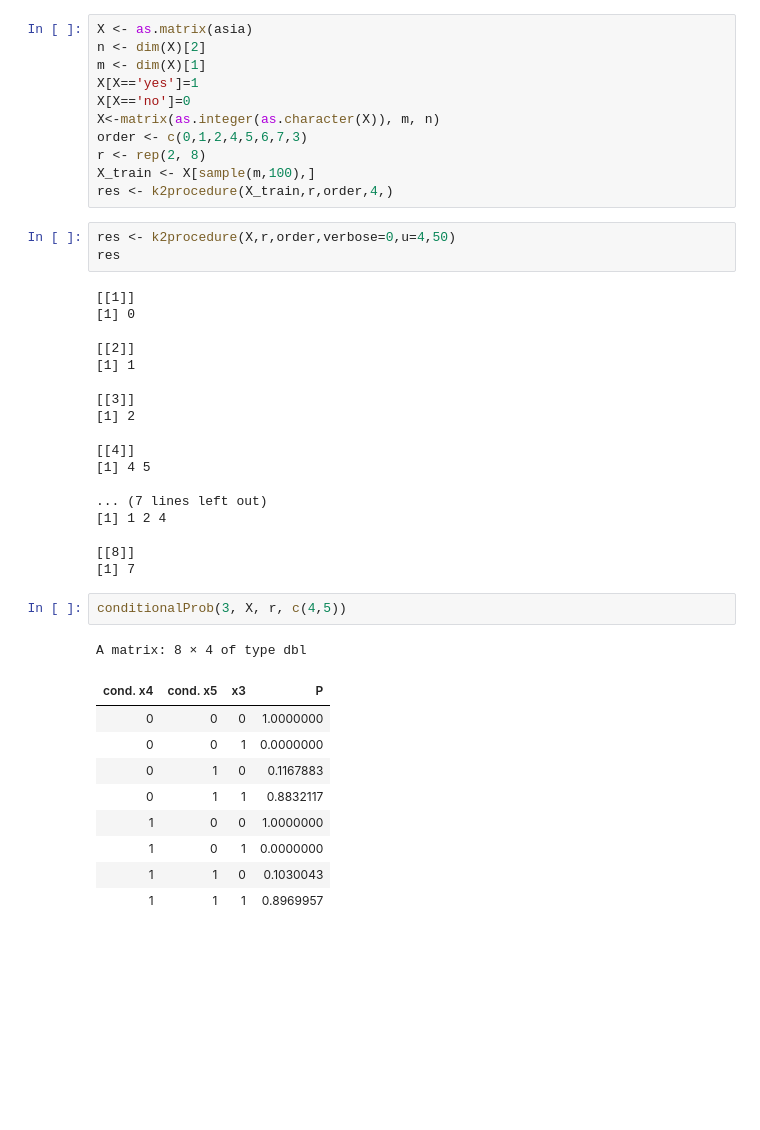
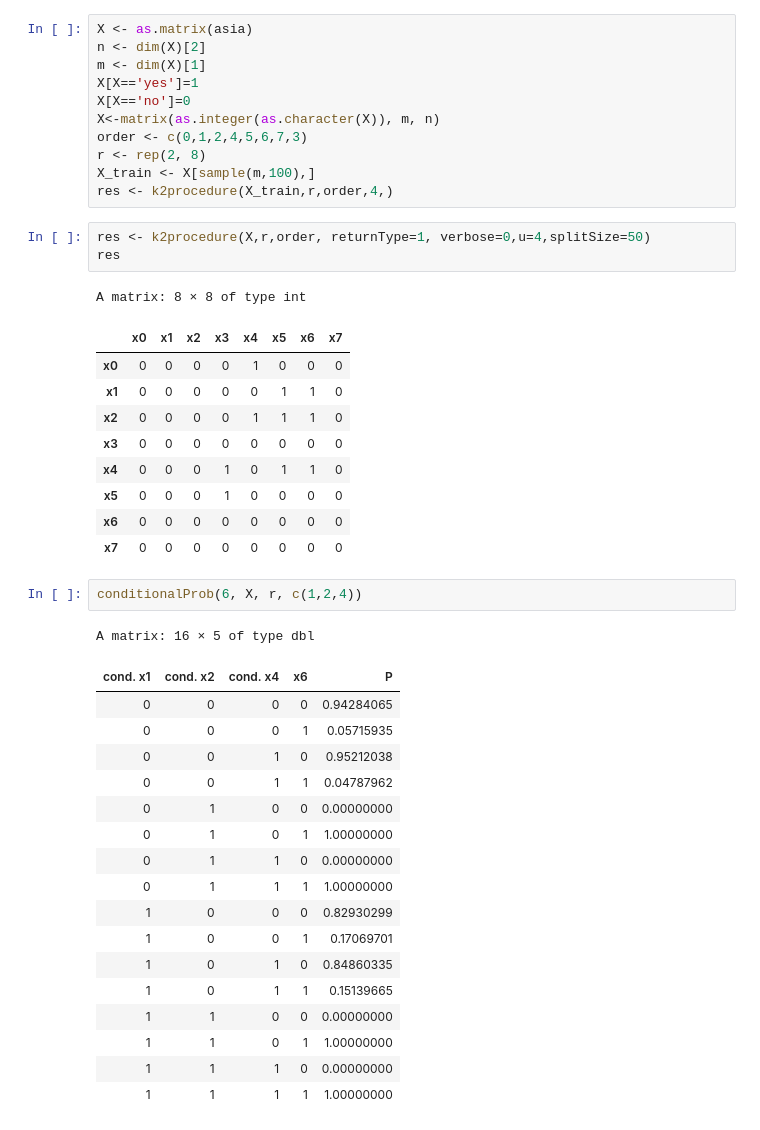
Before and after one commit to albchim/r-k2algorithm, a Jupyter notebook: Project3_CFS.ipynb, the cells around one changed output. Saved outputs shown, nothing was run; the diff lists cells and outputs as text; blank space fills up the shorter version.

```diff
--- a/Project3_CFS.ipynb
+++ b/Project3_CFS.ipynb
@@ -54,36 +81,37 @@ r <- rep(2, 8)
 X_train <- X[sample(m,100),]
 res <- k2procedure(X_train,r,order,4,)
 # %%
-res <- k2procedure(X,r,order,verbose=0,u=4,50)
+res <- k2procedure(X,r,order, returnType=1, verbose=0,u=4,splitSize=50)
 res
 # %% [output]
-[[1]]
-[1] 0
-
-[[2]]
-[1] 1
-
-[[3]]
-[1] 2
-
-[[4]]
-[1] 4 5
-
-... (7 lines left out)
-[1] 1 2 4
-
-[[8]]
-[1] 7
+A matrix: 8 × 8 of type int
+|  | x0 | x1 | x2 | x3 | x4 | x5 | x6 | x7 |
+| x0 | 0 | 0 | 0 | 0 | 1 | 0 | 0 | 0 |
+| x1 | 0 | 0 | 0 | 0 | 0 | 1 | 1 | 0 |
+| x2 | 0 | 0 | 0 | 0 | 1 | 1 | 1 | 0 |
+| x3 | 0 | 0 | 0 | 0 | 0 | 0 | 0 | 0 |
+| x4 | 0 | 0 | 0 | 1 | 0 | 1 | 1 | 0 |
+| x5 | 0 | 0 | 0 | 1 | 0 | 0 | 0 | 0 |
+| x6 | 0 | 0 | 0 | 0 | 0 | 0 | 0 | 0 |
+| x7 | 0 | 0 | 0 | 0 | 0 | 0 | 0 | 0 |
 # %%
-conditionalProb(3, X, r, c(4,5))
+conditionalProb(6, X, r, c(1,2,4))
 # %% [output]
-A matrix: 8 × 4 of type dbl
+A matrix: 16 × 5 of type dbl
-| cond. x4 | cond. x5 | x3 | P |
-| 0 | 0 | 0 | 1.0000000 |
-| 0 | 0 | 1 | 0.0000000 |
-| 0 | 1 | 0 | 0.1167883 |
-| 0 | 1 | 1 | 0.8832117 |
-| 1 | 0 | 0 | 1.0000000 |
-| 1 | 0 | 1 | 0.0000000 |
-| 1 | 1 | 0 | 0.1030043 |
-| 1 | 1 | 1 | 0.8969957 |
+| cond. x1 | cond. x2 | cond. x4 | x6 | P |
+| 0 | 0 | 0 | 0 | 0.94284065 |
+| 0 | 0 | 0 | 1 | 0.05715935 |
+| 0 | 0 | 1 | 0 | 0.95212038 |
+| 0 | 0 | 1 | 1 | 0.04787962 |
+| 0 | 1 | 0 | 0 | 0.00000000 |
+| 0 | 1 | 0 | 1 | 1.00000000 |
+| 0 | 1 | 1 | 0 | 0.00000000 |
+| 0 | 1 | 1 | 1 | 1.00000000 |
+| 1 | 0 | 0 | 0 | 0.82930299 |
+| 1 | 0 | 0 | 1 | 0.17069701 |
+| 1 | 0 | 1 | 0 | 0.84860335 |
+| 1 | 0 | 1 | 1 | 0.15139665 |
+| 1 | 1 | 0 | 0 | 0.00000000 |
+| 1 | 1 | 0 | 1 | 1.00000000 |
+| 1 | 1 | 1 | 0 | 0.00000000 |
+| 1 | 1 | 1 | 1 | 1.00000000 |
```
Also changed, not shown: parts of 6 cells of this notebook.
